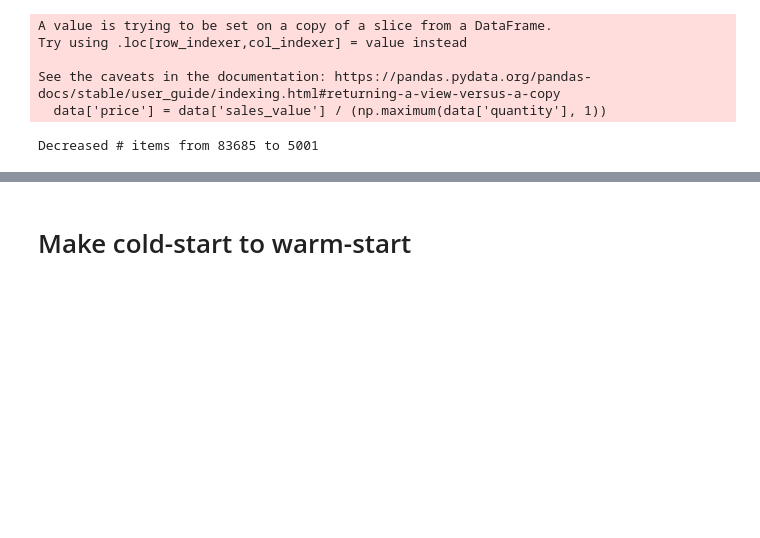
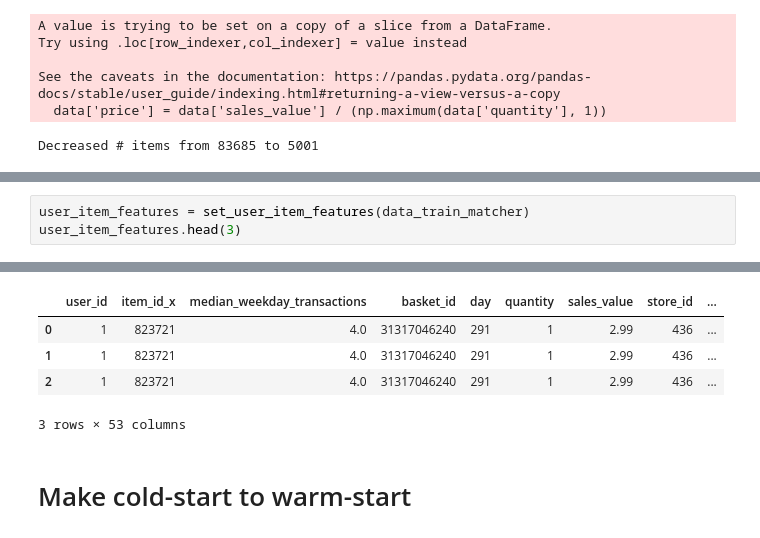
Before and after one commit to OlegRev/recommendation_systems, a Jupyter notebook: course_project.ipynb, the cells around one changed output, grey strips where cells are left out. Drawn from its saved outputs; the diff is of its cells as text; blank space fills up the shorter version.

```diff
--- a/course_project.ipynb
+++ b/course_project.ipynb
@@ -431,0 +449,4 @@ Decreased # items from 83685 to 5001
+# %%
+user_item_features = set_user_item_features(data_train_matcher)
+user_item_features.head(3)
+# %% [output]
@@ -432,3 +454,8 @@ Decreased # items from 83685 to 5001
+|  | user_id | item_id_x | median_weekday_transactions | basket_id | day | quantity | sales_value | store_id | ... |
+| 0 | 1 | 823721 | 4.0 | 31317046240 | 291 | 1 | 2.99 | 436 | ... |
+| 1 | 1 | 823721 | 4.0 | 31317046240 | 291 | 1 | 2.99 | 436 | ... |
+| 2 | 1 | 823721 | 4.0 | 31317046240 | 291 | 1 | 2.99 | 436 | ... |
+3 rows × 53 columns
 # %% [markdown]
 # Make cold-start to warm-start
 # %%
```
Also changed, not shown: parts of 38 cells of this notebook.
